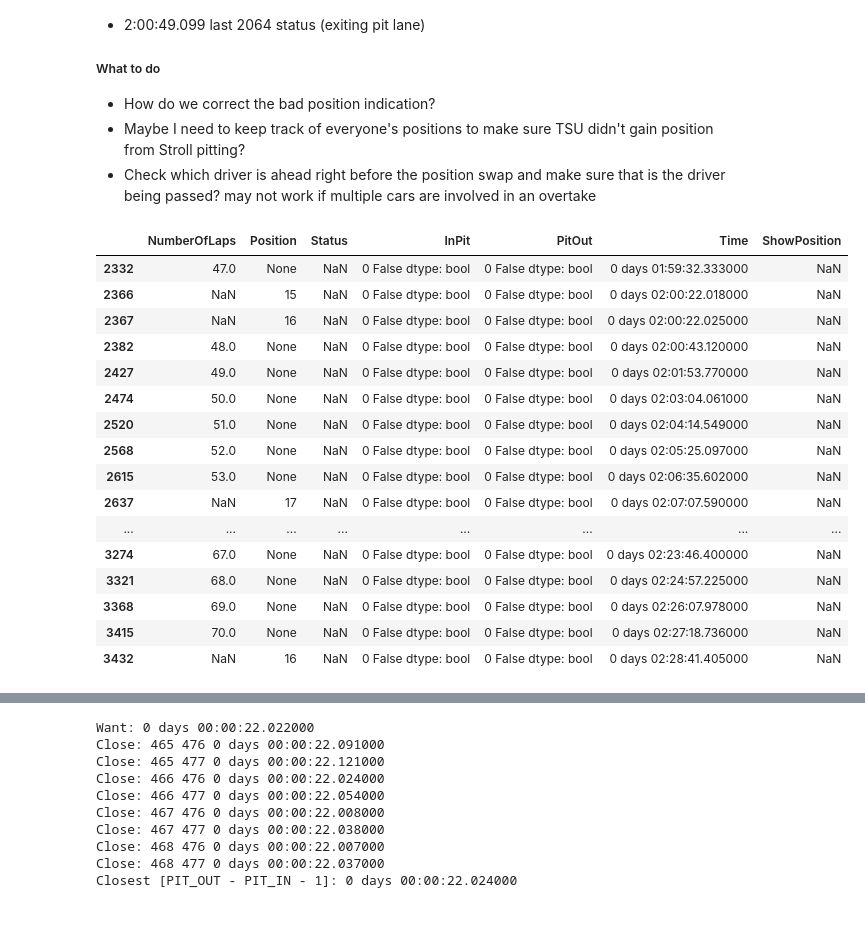
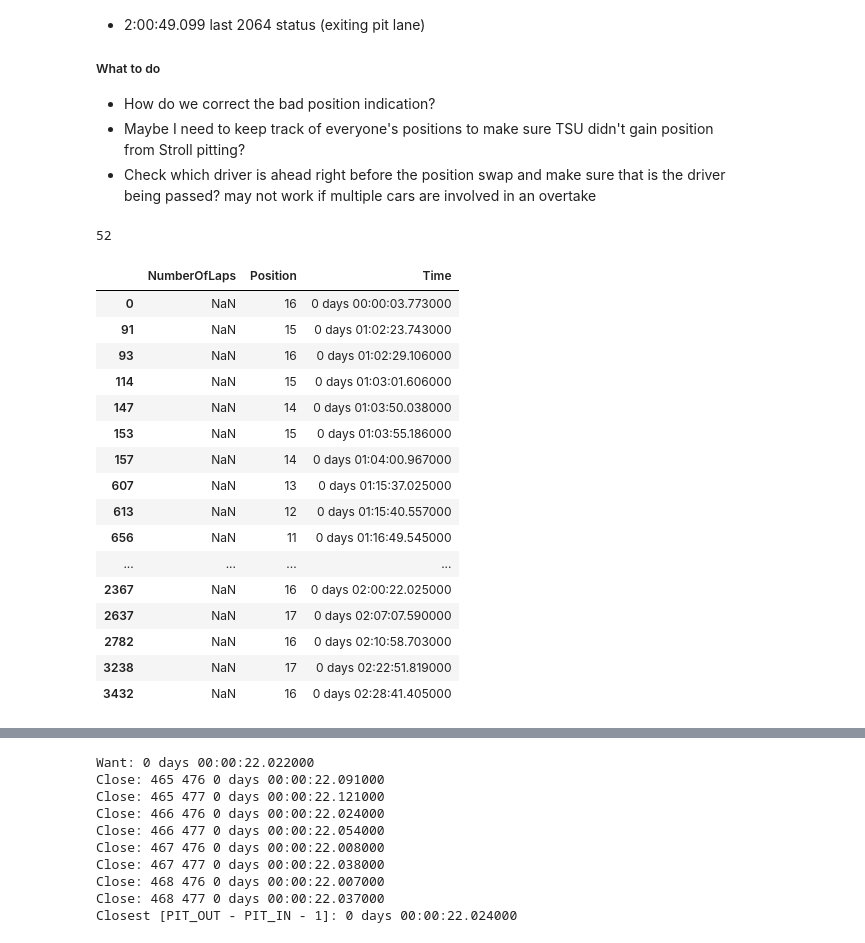
Before and after one commit to davidharrigan/formula-crunch, a Jupyter notebook: notebooks/raw_timing_data.ipynb, the cells around one changed output, grey strips where cells are left out. Cells and saved outputs as stored; diff of their text form; code cells hidden in the pictures.

```diff
--- a/notebooks/raw_timing_data.ipynb
+++ b/notebooks/raw_timing_data.ipynb
@@ -374,12 +374,15 @@ tsu = df.query('Driver == "22"').reset_index(drop=True)
 
 nan = np.nan
 
-start = tsu[tsu["NumberOfLaps"] == 47]["Time"]
+tsu = tsu.filter(regex="^(Time|NumberOfLaps|Position)$").query("Position != 'None'")
+# start = tsu[tsu["NumberOfLaps"] == 47]["Time"]
 # end = tsu[tsu["NumberOfLaps"] == 70]["Time"]
-entries = tsu[(tsu["Time"] >= start.item())] # & (tsu["Time"] < end.item())]
+# entries = tsu[(tsu["Time"] >= start.item())] # & (tsu["Time"] < end.item())]
+display(len(tsu))
 display(
     # entries.filter(regex="^(NumberOfLaps|Position|Time|Sector1_Segment\d{1}_Status|InPit|PitOut)$").query("Position == Position or NumberOfLaps == NumberOfLaps")
-    entries.filter(regex="^(NumberOfLaps|Position|ShowPosition|Time|Status|InPit|PitOut)$").query("Position != 'None' or NumberOfLaps == NumberOfLaps")
+    # tsu.filter(regex="^(NumberOfLaps|Position|ShowPosition|Time|Status|InPit|PitOut)$").query("Position != 'None' or NumberOfLaps == NumberOfLaps")
+    tsu
 )
 
 # display(entries.filter(items=columns_to_show).filter(regex='^(?!.*Stop|Overall|PersonalFastest).*$'))
@@ -393,50 +396,51 @@ display(
 # 2049
 # 2064 => something about pit lane??
 # so for overtake calculation, either want to use:
 # For pit_in:
 #   - First 2064
 #   - Or the timestamp of last 2048 (would be sector 3 segment 4 time for AUS at least)
 #   - Using the last 2048 seems to be the best - PIT_LANE_ENTERED
 # For pit_out:
 #   - First 2048
 #   - One timestamp before 2048 (there seems to be single NaN entry for sector segments between 2048 and 2064, probably because they are not in "any sector")
 #   - Last 2064
 #   - Not 100% on this, first 2048 should be considered PIT_LANE_EXITED
 
 # For reference: 01:16:44.358000 alonso passed latifi, but latifi was going into pit somewhere around that time.
 # Last row is pit in
 # start = lat[lat["NumberOfLaps"] == 11]["Time"]
 # end = lat[lat["NumberOfLaps"] == 12]["Time"]
 # entries = lat[(lat["Time"] >= start.item()) & (lat["Time"] < end.item())]
 # display(
 #     entries.filter(regex="^(NumberOfLaps|Sector3_Segment\d{1}_Status|InPit|PitOut|Time)$")[-15:-1]
 # )
 #
 # # First row is pit out
 # start = lat[lat["NumberOfLaps"] == 12]["Time"]
 # end = lat[lat["NumberOfLaps"] == 13]["Time"]
 # entries = lat[(lat["Time"] >= start.item()) & (lat["Time"] < end.item())]
 # display(
 #     entries.filter(regex="^(NumberOfLaps|Sector1_Segment\d{1}_Status|InPit|PitOut|Time)$")[4:15]
 # )
 # %% [output]
+52
-|  | NumberOfLaps | Position | Status | InPit | PitOut | Time | ShowPosition |
-| 2332 | 47.0 | None | NaN | 0 False dtype: bool | 0 False dtype: bool | 0 days 01:59:32.333000 | NaN |
-| 2366 | NaN | 15 | NaN | 0 False dtype: bool | 0 False dtype: bool | 0 days 02:00:22.018000 | NaN |
-| 2367 | NaN | 16 | NaN | 0 False dtype: bool | 0 False dtype: bool | 0 days 02:00:22.025000 | NaN |
-| 2382 | 48.0 | None | NaN | 0 False dtype: bool | 0 False dtype: bool | 0 days 02:00:43.120000 | NaN |
-| 2427 | 49.0 | None | NaN | 0 False dtype: bool | 0 False dtype: bool | 0 days 02:01:53.770000 | NaN |
-| 2474 | 50.0 | None | NaN | 0 False dtype: bool | 0 False dtype: bool | 0 days 02:03:04.061000 | NaN |
-| 2520 | 51.0 | None | NaN | 0 False dtype: bool | 0 False dtype: bool | 0 days 02:04:14.549000 | NaN |
-| 2568 | 52.0 | None | NaN | 0 False dtype: bool | 0 False dtype: bool | 0 days 02:05:25.097000 | NaN |
-| 2615 | 53.0 | None | NaN | 0 False dtype: bool | 0 False dtype: bool | 0 days 02:06:35.602000 | NaN |
-| 2637 | NaN | 17 | NaN | 0 False dtype: bool | 0 False dtype: bool | 0 days 02:07:07.590000 | NaN |
-| ... | ... | ... | ... | ... | ... | ... | ... |
-| 3274 | 67.0 | None | NaN | 0 False dtype: bool | 0 False dtype: bool | 0 days 02:23:46.400000 | NaN |
-| 3321 | 68.0 | None | NaN | 0 False dtype: bool | 0 False dtype: bool | 0 days 02:24:57.225000 | NaN |
-| 3368 | 69.0 | None | NaN | 0 False dtype: bool | 0 False dtype: bool | 0 days 02:26:07.978000 | NaN |
-| 3415 | 70.0 | None | NaN | 0 False dtype: bool | 0 False dtype: bool | 0 days 02:27:18.736000 | NaN |
-| 3432 | NaN | 16 | NaN | 0 False dtype: bool | 0 False dtype: bool | 0 days 02:28:41.405000 | NaN |
+|  | NumberOfLaps | Position | Time |
+| 0 | NaN | 16 | 0 days 00:00:03.773000 |
+| 91 | NaN | 15 | 0 days 01:02:23.743000 |
+| 93 | NaN | 16 | 0 days 01:02:29.106000 |
+| 114 | NaN | 15 | 0 days 01:03:01.606000 |
+| 147 | NaN | 14 | 0 days 01:03:50.038000 |
+| 153 | NaN | 15 | 0 days 01:03:55.186000 |
+| 157 | NaN | 14 | 0 days 01:04:00.967000 |
+| 607 | NaN | 13 | 0 days 01:15:37.025000 |
+| 613 | NaN | 12 | 0 days 01:15:40.557000 |
+| 656 | NaN | 11 | 0 days 01:16:49.545000 |
+| ... | ... | ... | ... |
+| 2367 | NaN | 16 | 0 days 02:00:22.025000 |
+| 2637 | NaN | 17 | 0 days 02:07:07.590000 |
+| 2782 | NaN | 16 | 0 days 02:10:58.703000 |
+| 3238 | NaN | 17 | 0 days 02:22:51.819000 |
+| 3432 | NaN | 16 | 0 days 02:28:41.405000 |
 # %%
 # ss = df.filter(regex='^(Sector\d_Status|Sector\d_Segment\d{1}_Status)$')
 # for t in ss.columns.values.tolist():
```
Also changed, not shown: 12 other files.
